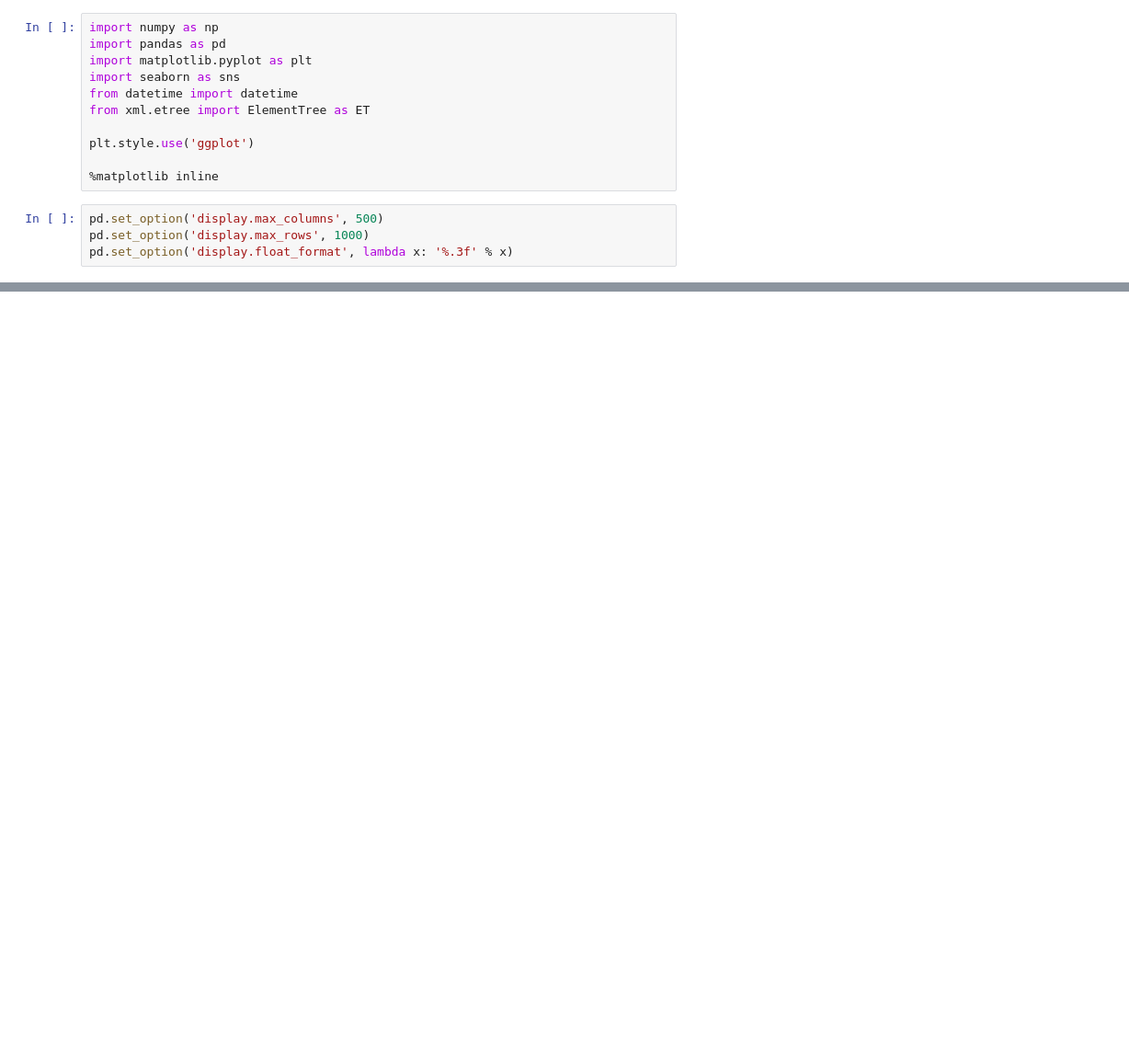
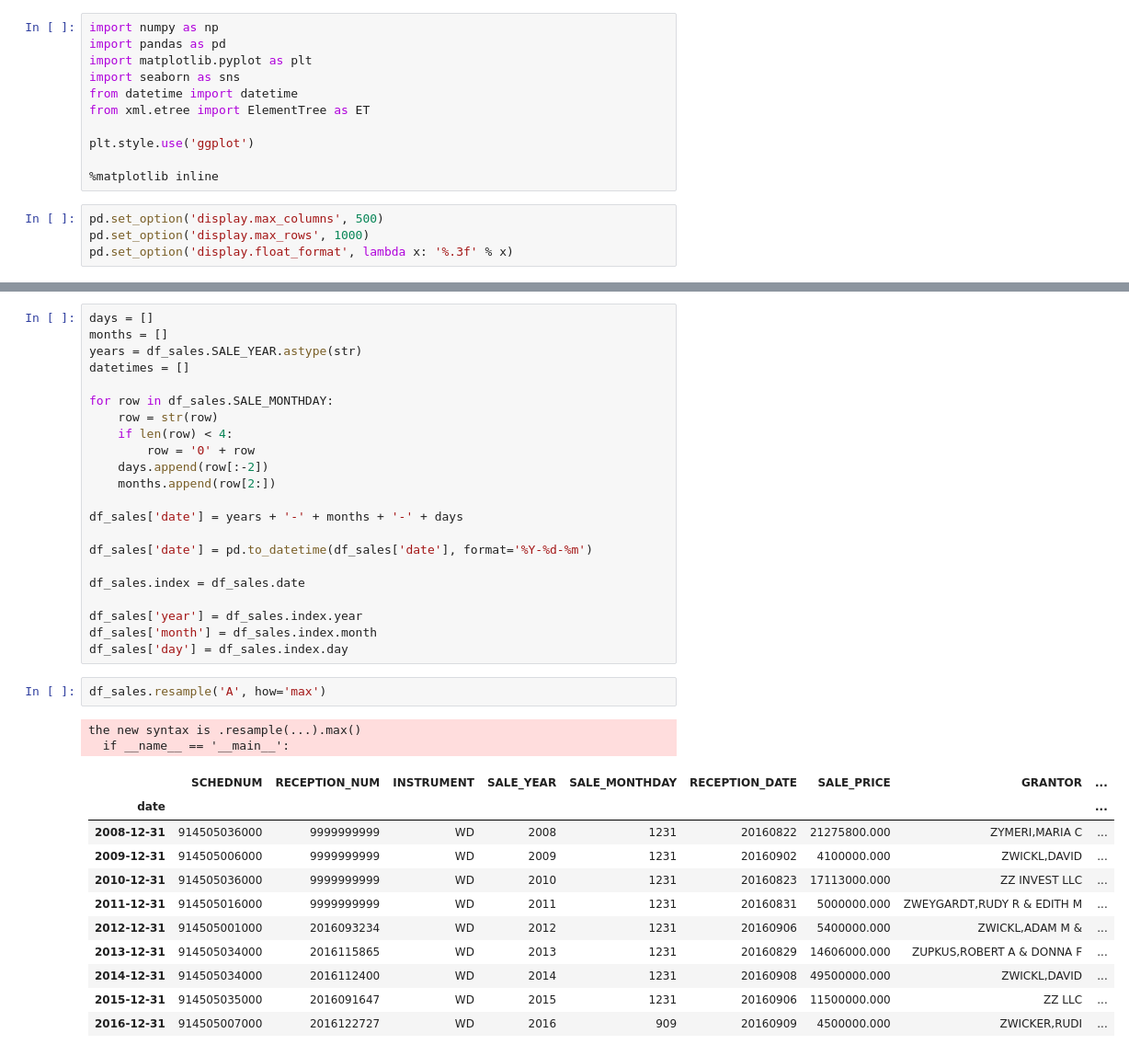
Before and after one commit to trcasey/datascience, a Jupyter notebook: 4.1 Data Story.ipynb, the cells around one changed output, grey strips where cells are left out. Shown at 92% size. Cells and saved outputs as stored; diff of their text form; blank space fills up the shorter version.

```diff
--- a/4.1 Data Story.ipynb
+++ b/4.1 Data Story.ipynb
@@ -19,0 +51,38 @@ IOError: File datasets/real_property_sales_and_transfers.csv does not exist
+# %%
+days = []
+months = []
+years = df_sales.SALE_YEAR.astype(str)
+datetimes = []
+
+for row in df_sales.SALE_MONTHDAY:
+    row = str(row)
+    if len(row) < 4:
+        row = '0' + row
+    days.append(row[:-2])
+    months.append(row[2:])
+
+df_sales['date'] = years + '-' + months + '-' + days
+
+df_sales['date'] = pd.to_datetime(df_sales['date'], format='%Y-%d-%m')
+
+df_sales.index = df_sales.date
+
+df_sales['year'] = df_sales.index.year
+df_sales['month'] = df_sales.index.month
+df_sales['day'] = df_sales.index.day
+# %%
+df_sales.resample('A', how='max')
+# %% [output]
+the new syntax is .resample(...).max()
+  if __name__ == '__main__':
+|  | SCHEDNUM | RECEPTION_NUM | INSTRUMENT | SALE_YEAR | SALE_MONTHDAY | RECEPTION_DATE | SALE_PRICE | GRANTOR | ... |
+| date |  |  |  |  |  |  |  |  | ... |
+| 2008-12-31 | 914505036000 | 9999999999 | WD | 2008 | 1231 | 20160822 | 21275800.000 | ZYMERI,MARIA C | ... |
+| 2009-12-31 | 914505006000 | 9999999999 | WD | 2009 | 1231 | 20160902 | 4100000.000 | ZWICKL,DAVID | ... |
+| 2010-12-31 | 914505036000 | 9999999999 | WD | 2010 | 1231 | 20160823 | 17113000.000 | ZZ INVEST LLC | ... |
+| 2011-12-31 | 914505016000 | 9999999999 | WD | 2011 | 1231 | 20160831 | 5000000.000 | ZWEYGARDT,RUDY R & EDITH M | ... |
+| 2012-12-31 | 914505001000 | 2016093234 | WD | 2012 | 1231 | 20160906 | 5400000.000 | ZWICKL,ADAM M & | ... |
+| 2013-12-31 | 914505034000 | 2016115865 | WD | 2013 | 1231 | 20160829 | 14606000.000 | ZUPKUS,ROBERT A & DONNA F | ... |
+| 2014-12-31 | 914505034000 | 2016112400 | WD | 2014 | 1231 | 20160908 | 49500000.000 | ZWICKL,DAVID | ... |
+| 2015-12-31 | 914505035000 | 2016091647 | WD | 2015 | 1231 | 20160906 | 11500000.000 | ZZ LLC | ... |
+| 2016-12-31 | 914505007000 | 2016122727 | WD | 2016 | 909 | 20160909 | 4500000.000 | ZWICKER,RUDI | ... |
```
Also changed, not shown: parts of 8 cells of this notebook.
